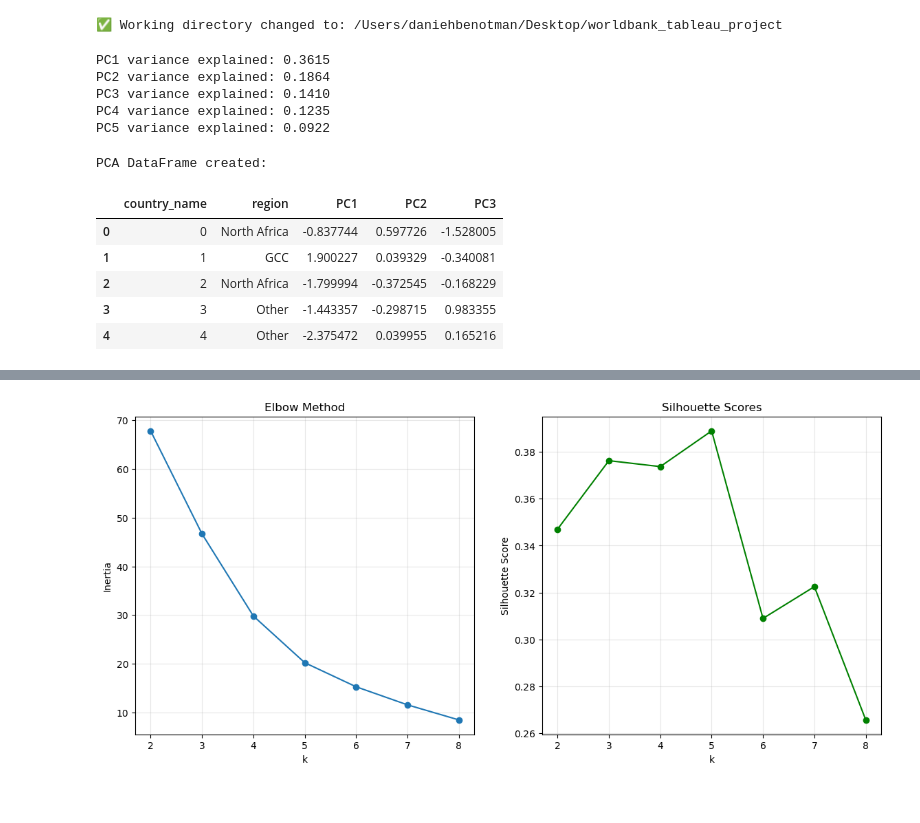
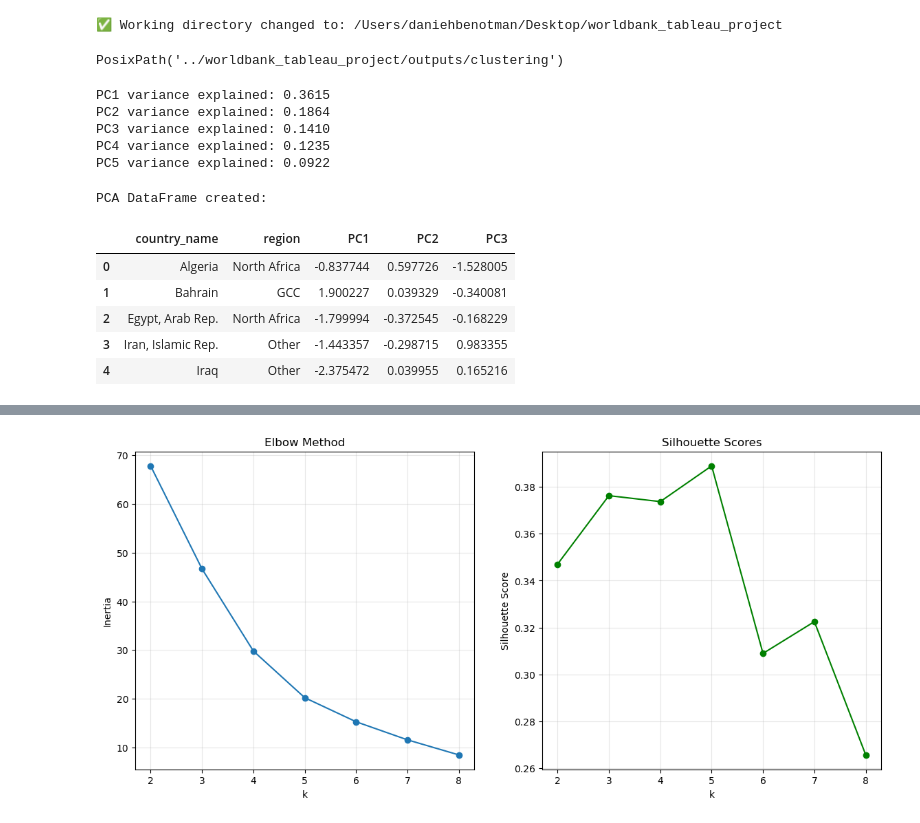
Before and after one commit to daniehben/worldbank-api-pipeline, a Jupyter notebook: notebooks/Clustering.ipynb, the cells around one changed output, grey strips where cells are left out. Saved outputs shown, nothing was run; the diff lists cells and outputs as text; code cells hidden in the pictures.

```diff
--- a/notebooks/Clustering.ipynb
+++ b/notebooks/Clustering.ipynb
@@ -16,6 +22,12 @@ os.chdir("/Users/daniehbenotman/Desktop/worldbank_tableau_project")
 print("✅ Working directory changed to:", os.getcwd())
 # %% [output]
 ✅ Working directory changed to: /Users/daniehbenotman/Desktop/worldbank_tableau_project
+# %%
+OUTPUT_DIR = Path("../worldbank_tableau_project/outputs/clustering")
+OUTPUT_DIR.mkdir(parents=True, exist_ok=True)
+OUTPUT_DIR
+# %% [output]
+PosixPath('../worldbank_tableau_project/outputs/clustering')
 # %%
 import pandas as pd
 import matplotlib.pyplot as plt
@@ -86,25 +98,25 @@ PC5 variance explained: 0.0922
 # %%
 pc_cols = [f"PC{i+1}" for i in range(n_components_to_keep)]
 
 pca_df = pd.DataFrame(
     X_pca[:, :n_components_to_keep],
     columns=pc_cols
 )
 
 # Add metadata for interpretation
-pca_df["country_name"] = ml_df.index
+pca_df["country_name"] = ml_df['country_name']
 pca_df["region"] = ml_df["region"].values
 
 # Reorder columns
 pca_df = pca_df[["country_name", "region"] + pc_cols]
 
 print("\nPCA DataFrame created:")
 pca_df.head()
 # %% [output]
 PCA DataFrame created:
 |  | country_name | region | PC1 | PC2 | PC3 |
-| 0 | 0 | North Africa | -0.837744 | 0.597726 | -1.528005 |
-| 1 | 1 | GCC | 1.900227 | 0.039329 | -0.340081 |
-| 2 | 2 | North Africa | -1.799994 | -0.372545 | -0.168229 |
-| 3 | 3 | Other | -1.443357 | -0.298715 | 0.983355 |
-| 4 | 4 | Other | -2.375472 | 0.039955 | 0.165216 |
+| 0 | Algeria | North Africa | -0.837744 | 0.597726 | -1.528005 |
+| 1 | Bahrain | GCC | 1.900227 | 0.039329 | -0.340081 |
+| 2 | Egypt, Arab Rep. | North Africa | -1.799994 | -0.372545 | -0.168229 |
+| 3 | Iran, Islamic Rep. | Other | -1.443357 | -0.298715 | 0.983355 |
+| 4 | Iraq | Other | -2.375472 | 0.039955 | 0.165216 |
```
Also changed, not shown: parts of 53 cells of this notebook, 2 other files.
